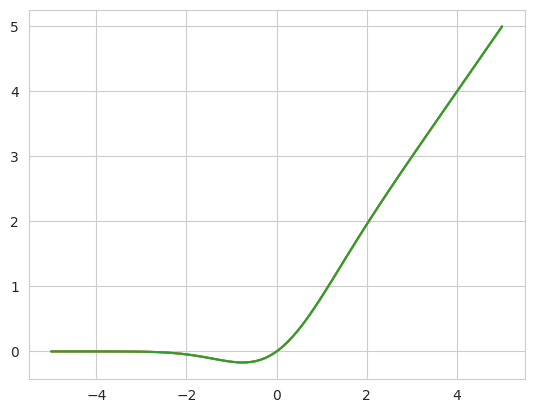
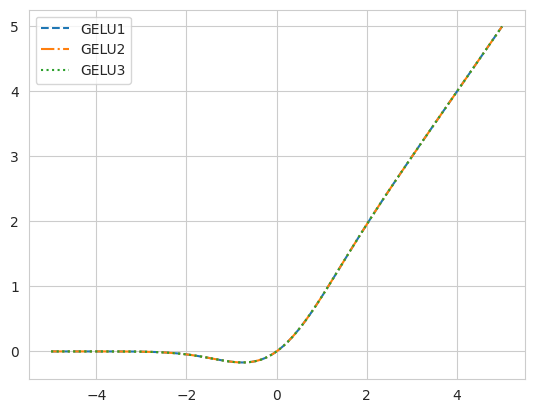
Unified diff of the notebook cell whose output changed from the first chart to the second:
--- before
+++ after
@@ -7,5 +7,7 @@
 
 x = torch.linspace(-5, 5, 100)
-plt.plot(x.numpy(), gelu1(x).numpy())
-plt.plot(x.numpy(), gelu2(x).numpy())
-plt.plot(x.numpy(), gelu3(x).numpy());
+plt.plot(x.numpy(), gelu1(x).numpy(), label="GELU1", linestyle="dashed")
+plt.plot(x.numpy(), gelu2(x).numpy(), label="GELU2", linestyle="dashdot")
+plt.plot(x.numpy(), gelu3(x).numpy(), label="GELU3", linestyle="dotted")
+plt.legend()
+plt.show()

Commit: style: Improve activation function plot